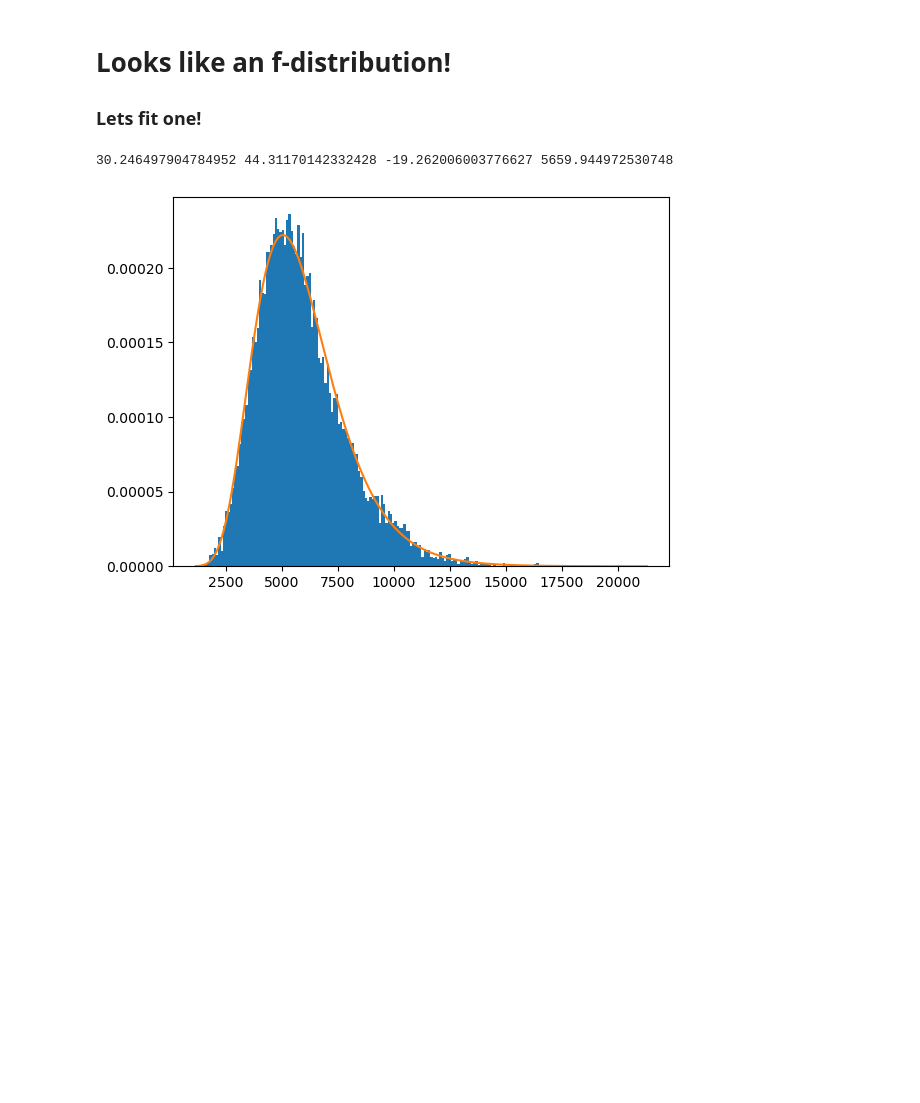
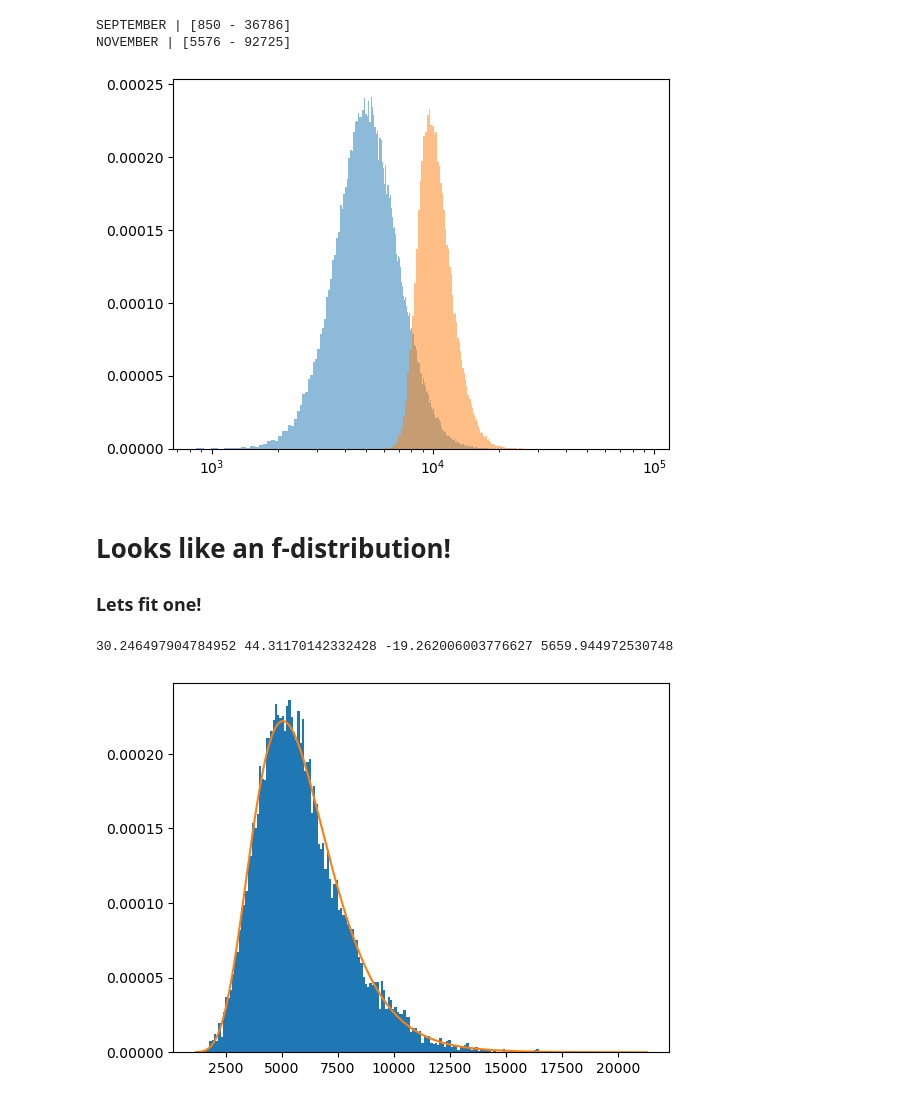
Before and after one commit to sebas-fontys/OR5-paintshop, a Jupyter notebook: test_solution_space.ipynb, the cells around one changed output. Drawn from its saved outputs; the diff is of its cells as text; code cells hidden in the pictures; blank space fills up the shorter version.

```diff
--- a/test_solution_space.ipynb
+++ b/test_solution_space.ipynb
@@ -0,0 +1,5 @@
+# %%
+class PaintShopSamples:
+    def __init__(self, paintshop):
+        self.ps = paintshop
+        self.samples = []
@@ -3,9 +75,10 @@ from heuristics_constructive import Random
 from paintshop import PaintShop, Source
 
 
-paintshops = [PaintShop(Source.SEPTEMBER), PaintShop(Source.NOVEMBER)]
-n = 10000
-samples = [[Random(ps).get_schedule().cost for _ in range(n)] for ps in paintshops]
+paintshops = [PaintShopSamples(ps) for ps in [PaintShop(Source.SEPTEMBER), PaintShop(Source.NOVEMBER)]]
+for ps in paintshops:
+    print(f'\n{ps.ps.source_id}:')
+    print(f"|S|: {ps.ps.solution_space_partitions}")
 # %% [output]
 Loaded 'resources\PaintShop - September 2024.xlsx'
 Loaded 'resources\PaintShop - November 2024.xlsx'
@@ -102,3 +129,16 @@ sample
+# %%
+import matplotlib.pyplot as plt
+
+for ps in paintshops:
+
+    print(f"{ps.ps.source_id} | [{min(ps.samples):.0f} - {max(ps.samples):.0f}]")
+
+    plt.hist(ps.samples, bins = 500, density = True, alpha = 0.5)
+    plt.xscale('log')
+# %% [output]
+SEPTEMBER | [850 - 36786]
+NOVEMBER | [5576 - 92725]
+[figure, added]
 # %% [markdown]
 # Looks like an f-distribution!
 ### Lets fit one!
```
Also changed, not shown: parts of 15 cells of this notebook, 3 other files.
